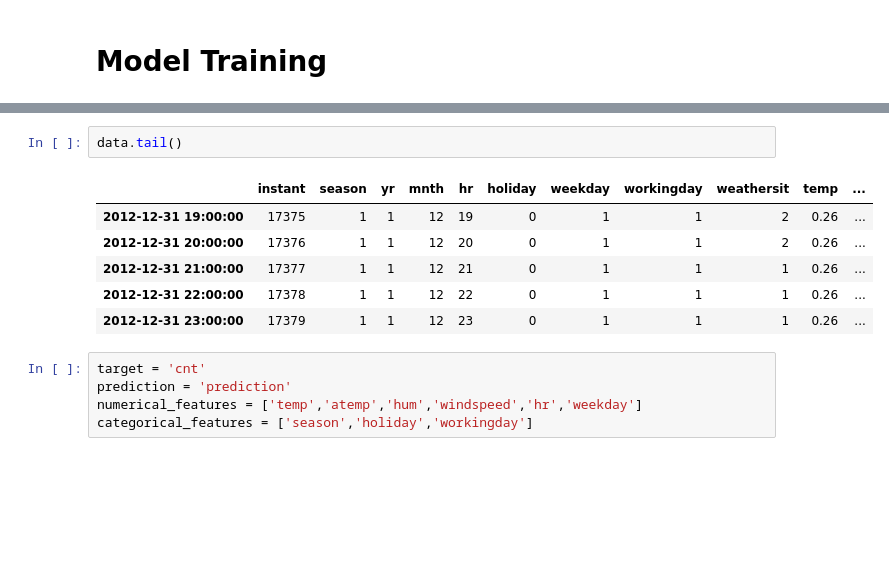
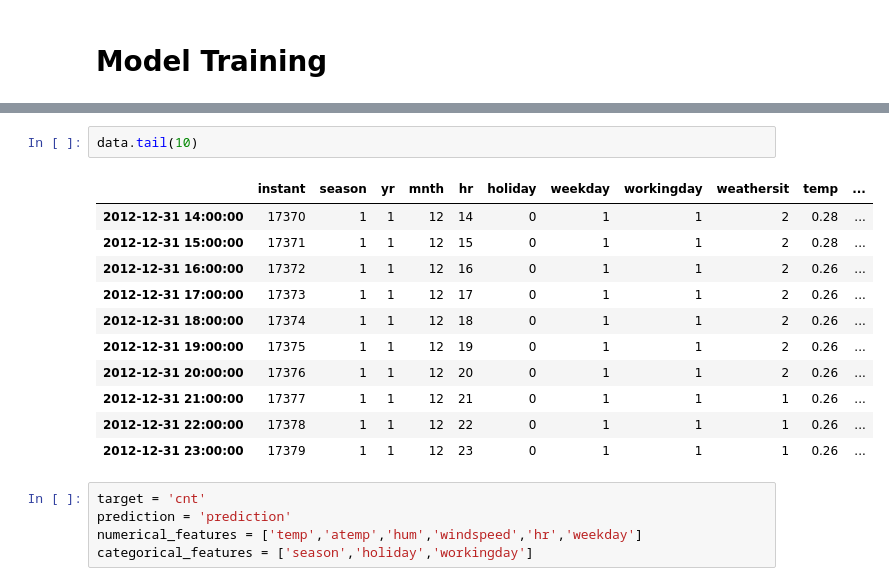
Before and after one commit to drigger091/Model_monitoring-using-Evidently-AI, a Jupyter notebook: Dashboard.ipynb, the cells around one changed output, grey strips where cells are left out. Cells and saved outputs as stored; diff of their text form; blank space fills up the shorter version.

```diff
--- a/Dashboard.ipynb
+++ b/Dashboard.ipynb
@@ -61,9 +61,14 @@ registered      int64
 cnt             int64
 dtype: object
 # %%
-data.tail()
+data.tail(10)
 # %% [output]
 |  | instant | season | yr | mnth | hr | holiday | weekday | workingday | weathersit | temp | ... |
+| 2012-12-31 14:00:00 | 17370 | 1 | 1 | 12 | 14 | 0 | 1 | 1 | 2 | 0.28 | ... |
+| 2012-12-31 15:00:00 | 17371 | 1 | 1 | 12 | 15 | 0 | 1 | 1 | 2 | 0.28 | ... |
+| 2012-12-31 16:00:00 | 17372 | 1 | 1 | 12 | 16 | 0 | 1 | 1 | 2 | 0.26 | ... |
+| 2012-12-31 17:00:00 | 17373 | 1 | 1 | 12 | 17 | 0 | 1 | 1 | 2 | 0.26 | ... |
+| 2012-12-31 18:00:00 | 17374 | 1 | 1 | 12 | 18 | 0 | 1 | 1 | 2 | 0.26 | ... |
 | 2012-12-31 19:00:00 | 17375 | 1 | 1 | 12 | 19 | 0 | 1 | 1 | 2 | 0.26 | ... |
 | 2012-12-31 20:00:00 | 17376 | 1 | 1 | 12 | 20 | 0 | 1 | 1 | 2 | 0.26 | ... |
 | 2012-12-31 21:00:00 | 17377 | 1 | 1 | 12 | 21 | 0 | 1 | 1 | 1 | 0.26 | ... |
```
